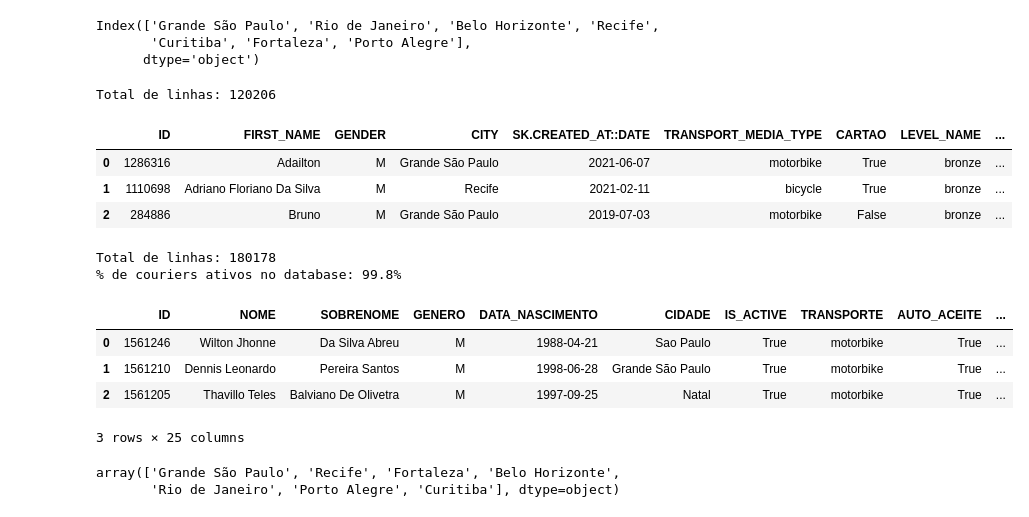
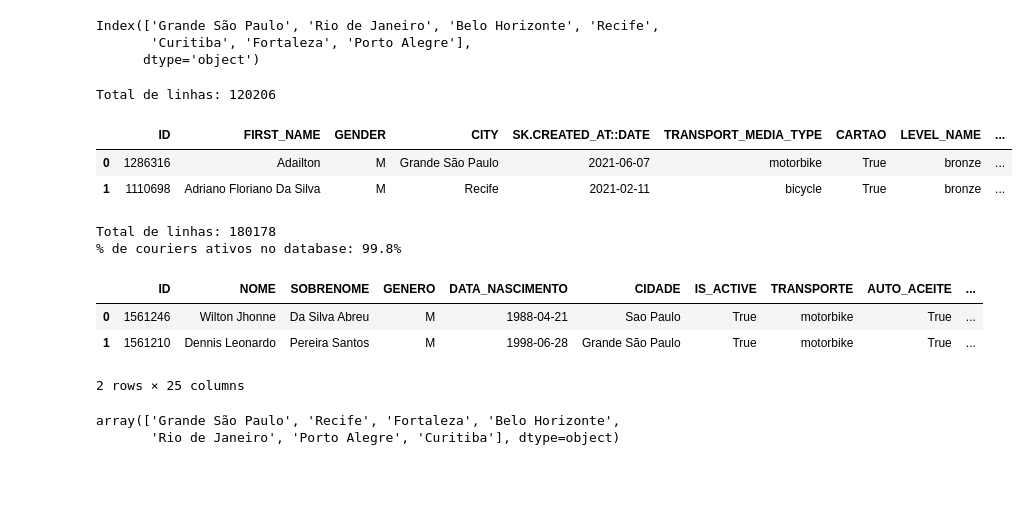
Before and after one commit to 2022M3T3-Inteli/Rappi-Hour, a Jupyter notebook: notebooks/feature-engineering/consol-feature-eng.ipynb, the cells around one changed output. Cells and saved outputs as stored; diff of their text form; code cells hidden in the pictures; blank space fills up the shorter version.

Commit message:
feature engineering

```diff
--- a/notebooks/feature-engineering/consol-feature-eng.ipynb
+++ b/notebooks/feature-engineering/consol-feature-eng.ipynb
@@ -98,39 +98,36 @@ Index(['Grande São Paulo', 'Rio de Janeiro', 'Belo Horizonte', 'Recife',
       dtype='object')
 # %%
 # ------------------------------------------
-# CONCLUSAO - FEATURE ENGINEERING - DATABASES:
-#     . CRIACAO CONTAS CHURN : filtragem dos couriers que atuam nos principais
-#       mercados
+# CONCLUSAO : filtragem dos couriers que atuam nos principais mercados
 # ------------------------------------------
-filter = df_conc_by_city.index.to_list()
-df_churn_conc_by_city = df_churn[df_churn['CITY'].isin(filter)]
-print(f"Total de linhas: {df_churn_conc_by_city.shape[0]}")
-df_churn_conc_by_city.head(3)
+filter = df_churn_.index.to_list()
+df_churn__ = df_churn[df_churn['CITY'].isin(filter)]
+print(f"Total de linhas: {df_churn__.shape[0]}")
+df_churn__.head(2)
 # %% [output]
 Total de linhas: 120206
 |  | ID | FIRST_NAME | GENDER | CITY | SK.CREATED_AT::DATE | TRANSPORT_MEDIA_TYPE | CARTAO | LEVEL_NAME | ... |
 | 0 | 1286316 | Adailton | M | Grande São Paulo | 2021-06-07 | motorbike | True | bronze | ... |
 | 1 | 1110698 | Adriano Floriano Da Silva | M | Recife | 2021-02-11 | bicycle | True | bronze | ... |
-| 2 | 284886 | Bruno | M | Grande São Paulo | 2019-07-03 | motorbike | False | bronze | ... |
 # %%
 # ------------------------------------------
-# DATABASE : informacoes gerais de couriers ativos na plataforma
+# DATABASE : INFOS-GERAIS-PROV
+# informacoes gerais de couriers ativos na plataforma
 #
 # is_active (bool) : true se ativo ; false se inativo
 # ------------------------------------------
-df_infos_gerais = pd.read_csv("/content/drive/Shareddrives/grupo4-rappi-hour/bases-rappi/infos-gerais-prov.csv")
-print(f"Total de linhas: {df_infos_gerais.shape[0]}")
-perc_ativos = round(df_infos_gerais["IS_ACTIVE"].value_counts(normalize=True)[1] * 100, 1)
+df_info = pd.read_csv("/content/drive/Shareddrives/grupo4-rappi-hour/bases-rappi/infos-gerais-prov.csv")
+print(f"Total de linhas: {df_info.shape[0]}")
+perc_ativos = round(df_info["IS_ACTIVE"].value_counts(normalize=True)[1] * 100, 1)
 print(f"% de couriers ativos no database: {perc_ativos}%")
-df_infos_gerais.head(3)
+df_info.head(2)
 # %% [output]
 Total de linhas: 180178
 % de couriers ativos no database: 99.8%
 |  | ID | NOME | SOBRENOME | GENERO | DATA_NASCIMENTO | CIDADE | IS_ACTIVE | TRANSPORTE | AUTO_ACEITE | ... |
 | 0 | 1561246 | Wilton Jhonne | Da Silva Abreu | M | 1988-04-21 | Sao Paulo | True | motorbike | True | ... |
 | 1 | 1561210 | Dennis Leonardo | Pereira Santos | M | 1998-06-28 | Grande São Paulo | True | motorbike | True | ... |
-| 2 | 1561205 | Thavillo Teles | Balviano De Olivetra | M | 1997-09-25 | Natal | True | motorbike | True | ... |
-3 rows × 25 columns
+2 rows × 25 columns
 # %%
 # ------------------------------------------
 # padronizacao de grafia das cidades usadas para
```
Also changed, not shown: parts of 47 cells of this notebook, 4 other files.
